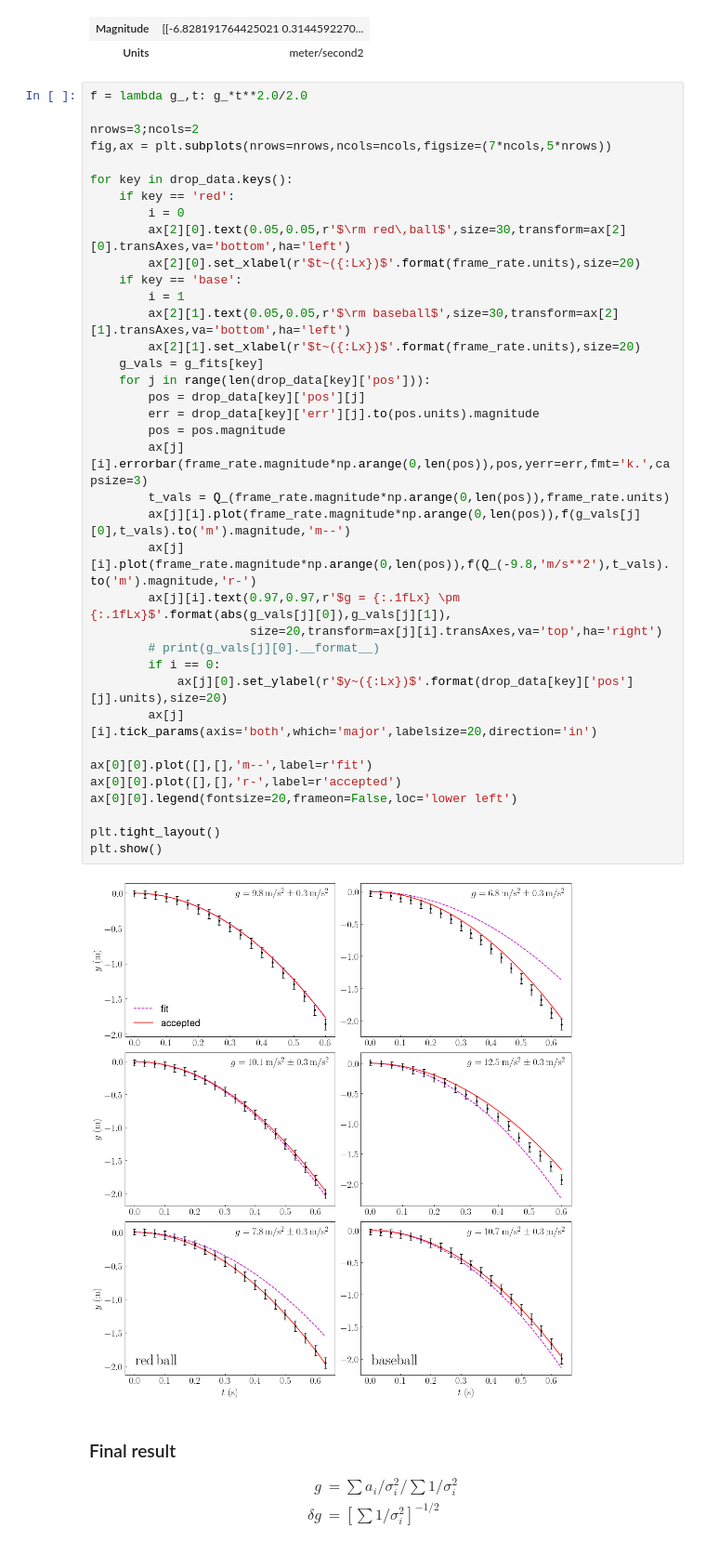
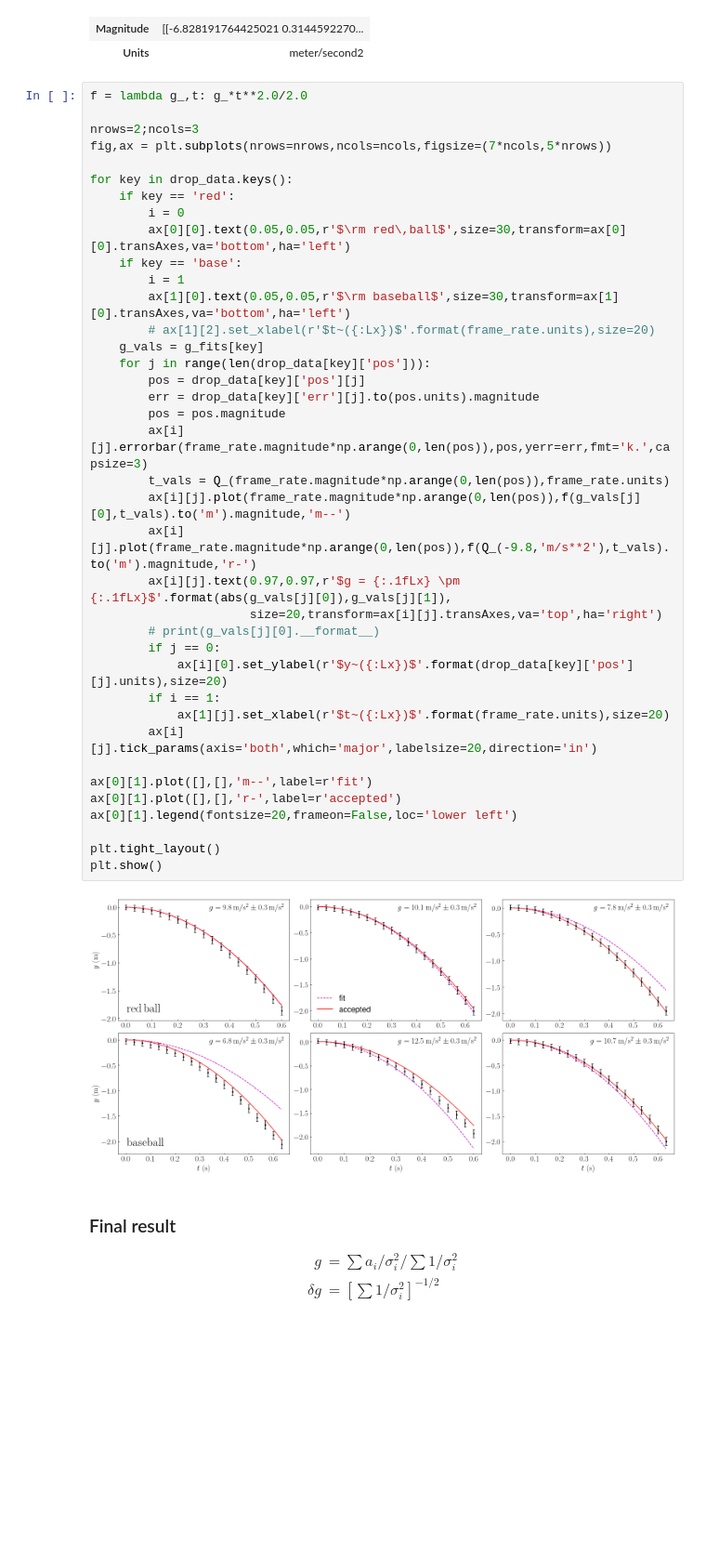
Before and after one commit to rwhitehill/CompPhys22_Spring2022, a Jupyter notebook: Final/analysis.ipynb, the cells around one changed output. Shown at 93% size. Saved outputs shown, nothing was run; the diff lists cells and outputs as text; blank space fills up the shorter version.

```diff
--- a/Final/analysis.ipynb
+++ b/Final/analysis.ipynb
@@ -227,42 +227,43 @@ g_fits['base']
 # %%
 f = lambda g_,t: g_*t**2.0/2.0
 
-nrows=3;ncols=2
+nrows=2;ncols=3
 fig,ax = plt.subplots(nrows=nrows,ncols=ncols,figsize=(7*ncols,5*nrows))
 
 for key in drop_data.keys():
     if key == 'red':
         i = 0
-        ax[2][0].text(0.05,0.05,r'$\rm red\,ball$',size=30,transform=ax[2][0].transAxes,va='bottom',ha='left')
-        ax[2][0].set_xlabel(r'$t~({:Lx})$'.format(frame_rate.units),size=20)
+        ax[0][0].text(0.05,0.05,r'$\rm red\,ball$',size=30,transform=ax[0][0].transAxes,va='bottom',ha='left')
     if key == 'base':
         i = 1
-        ax[2][1].text(0.05,0.05,r'$\rm baseball$',size=30,transform=ax[2][1].transAxes,va='bottom',ha='left')
-        ax[2][1].set_xlabel(r'$t~({:Lx})$'.format(frame_rate.units),size=20)
+        ax[1][0].text(0.05,0.05,r'$\rm baseball$',size=30,transform=ax[1][0].transAxes,va='bottom',ha='left')
+        # ax[1][2].set_xlabel(r'$t~({:Lx})$'.format(frame_rate.units),size=20)
     g_vals = g_fits[key]
     for j in range(len(drop_data[key]['pos'])):
         pos = drop_data[key]['pos'][j]
         err = drop_data[key]['err'][j].to(pos.units).magnitude
         pos = pos.magnitude
-        ax[j][i].errorbar(frame_rate.magnitude*np.arange(0,len(pos)),pos,yerr=err,fmt='k.',capsize=3)
+        ax[i][j].errorbar(frame_rate.magnitude*np.arange(0,len(pos)),pos,yerr=err,fmt='k.',capsize=3)
         t_vals = Q_(frame_rate.magnitude*np.arange(0,len(pos)),frame_rate.units)
-        ax[j][i].plot(frame_rate.magnitude*np.arange(0,len(pos)),f(g_vals[j][0],t_vals).to('m').magnitude,'m--')
-        ax[j][i].plot(frame_rate.magnitude*np.arange(0,len(pos)),f(Q_(-9.8,'m/s**2'),t_vals).to('m').magnitude,'r-')
-        ax[j][i].text(0.97,0.97,r'$g = {:.1fLx} \pm {:.1fLx}$'.format(abs(g_vals[j][0]),g_vals[j][1]),
-                      size=20,transform=ax[j][i].transAxes,va='top',ha='right')
+        ax[i][j].plot(frame_rate.magnitude*np.arange(0,len(pos)),f(g_vals[j][0],t_vals).to('m').magnitude,'m--')
+        ax[i][j].plot(frame_rate.magnitude*np.arange(0,len(pos)),f(Q_(-9.8,'m/s**2'),t_vals).to('m').magnitude,'r-')
+        ax[i][j].text(0.97,0.97,r'$g = {:.1fLx} \pm {:.1fLx}$'.format(abs(g_vals[j][0]),g_vals[j][1]),
+                      size=20,transform=ax[i][j].transAxes,va='top',ha='right')
         # print(g_vals[j][0].__format__)
-        if i == 0:
-            ax[j][0].set_ylabel(r'$y~({:Lx})$'.format(drop_data[key]['pos'][j].units),size=20)
-        ax[j][i].tick_params(axis='both',which='major',labelsize=20,direction='in')
+        if j == 0:
+            ax[i][0].set_ylabel(r'$y~({:Lx})$'.format(drop_data[key]['pos'][j].units),size=20)
+        if i == 1:
+            ax[1][j].set_xlabel(r'$t~({:Lx})$'.format(frame_rate.units),size=20)
+        ax[i][j].tick_params(axis='both',which='major',labelsize=20,direction='in')
 
-ax[0][0].plot([],[],'m--',label=r'fit')
-ax[0][0].plot([],[],'r-',label=r'accepted')
-ax[0][0].legend(fontsize=20,frameon=False,loc='lower left')
+ax[0][1].plot([],[],'m--',label=r'fit')
+ax[0][1].plot([],[],'r-',label=r'accepted')
+ax[0][1].legend(fontsize=20,frameon=False,loc='lower left')
 
 plt.tight_layout()
 plt.show()
 # %% [output]
-[figure, old version]
+[figure, new version]
 # %% [markdown]
 ### Final result
 \begin{align*}
```
Also changed, not shown: parts of 1 cell of this notebook, 10 other files.
